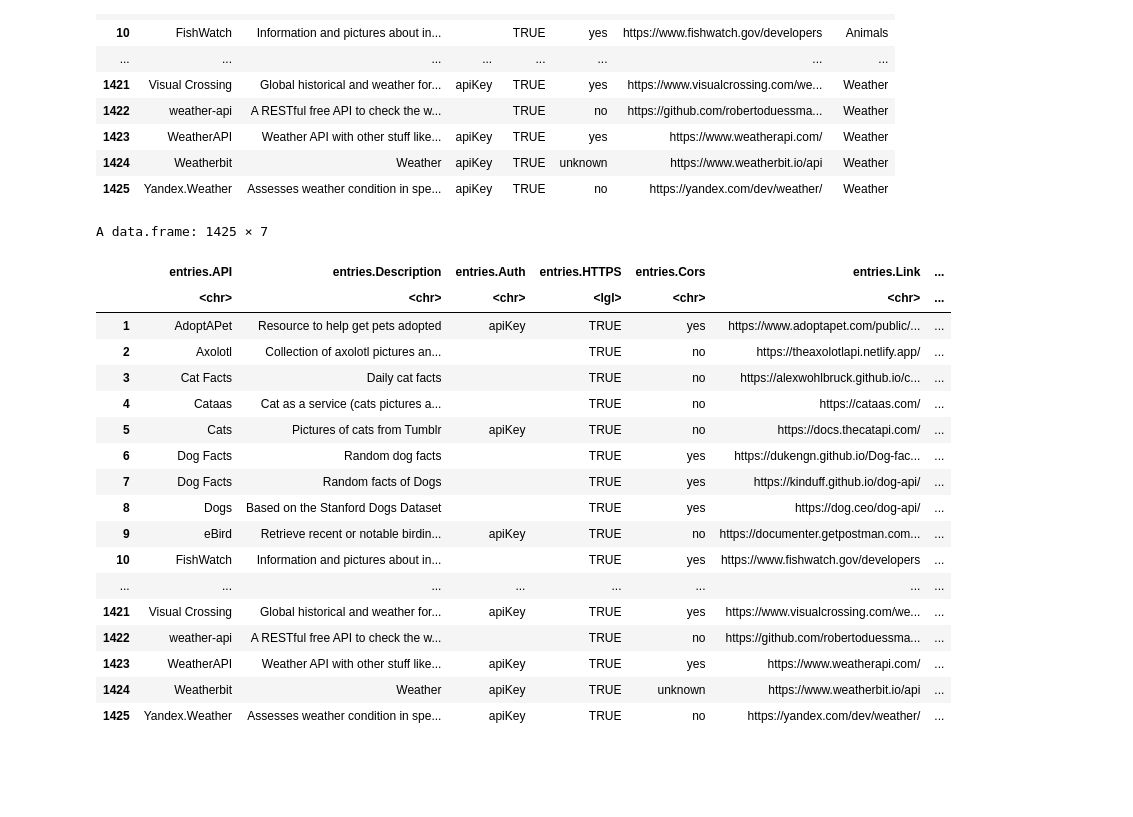
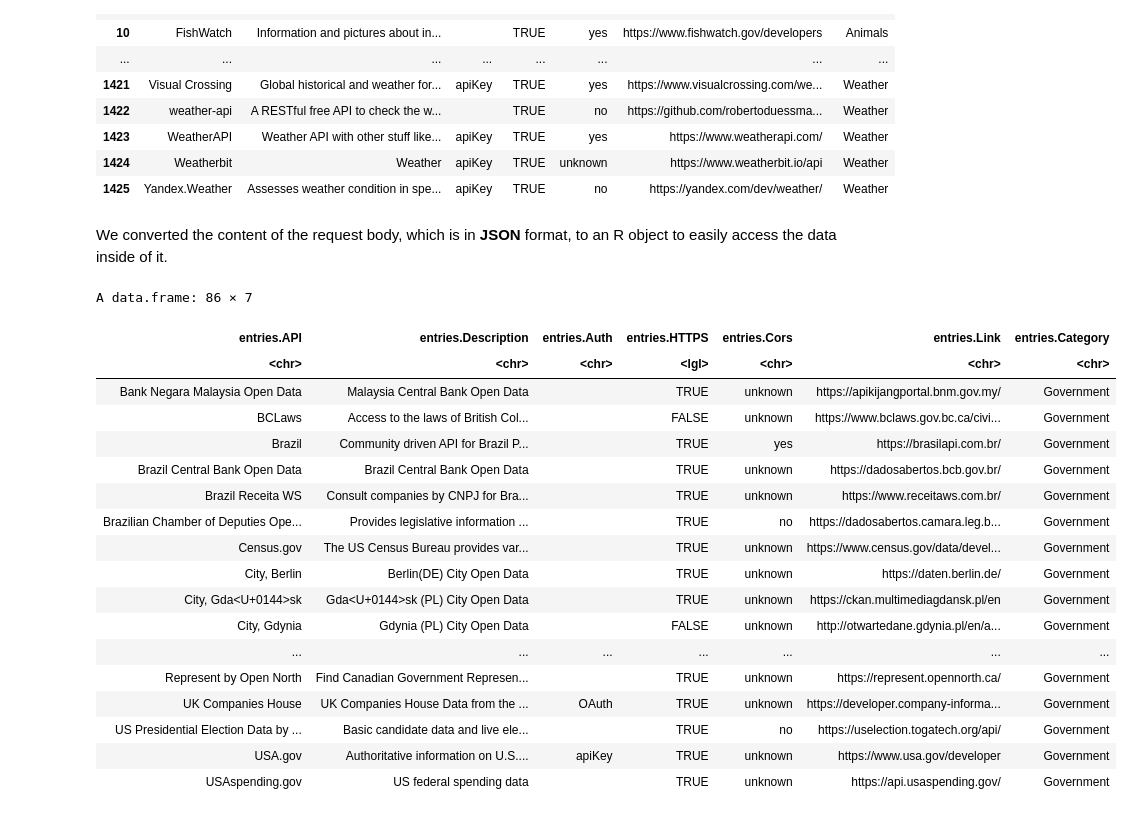
Before and after one commit to beuri97/data201_assignment2, a Jupyter notebook: DATA201_Assignment2_R.ipynb, the cells around one changed output. Saved outputs shown, nothing was run; the diff lists cells and outputs as text; code cells hidden in the pictures; blank space fills up the shorter version.

```diff
--- a/DATA201_Assignment2_R.ipynb
+++ b/DATA201_Assignment2_R.ipynb
@@ -475,7 +496,7 @@ new_games %>%
 # The endpoint to access the list of public APIs.
 # The url with a placeholder for meme_endpoint.
 ap_endpoint <- "/entries"
-ap_url_placeholder <- "https://api.imgflip.com{ap_endpoint}"
+ap_url_placeholder <- "https://api.publicapis.org{ap_endpoint}"
 # %%
 # Creates the whole url to access the entries of public APIs.
 ap_url <- glue(ap_url_placeholder)
@@ -515,7 +538,7 @@ ap_content
 # %%
 # Converts the ap_content from JSON to R object.
 # Displays a data frame containing information about each public APIs in the list.
-ap_data <- memes_content %>%
+ap_data <- ap_content %>%
     fromJSON()
 ap_data %>%
     head()
@@ -542,27 +565,30 @@ A data.frame: 1425 × 7
 | 1423 | WeatherAPI | Weather API with other stuff like... | apiKey | TRUE | yes | https://www.weatherapi.com/ | Weather |
 | 1424 | Weatherbit | Weather | apiKey | TRUE | unknown | https://www.weatherbit.io/api | Weather |
 | 1425 | Yandex.Weather | Assesses weather condition in spe... | apiKey | TRUE | no | https://yandex.com/dev/weather/ | Weather |
+# %% [markdown]
+We converted the content of the request body, which is in **JSON** format, to an R object to easily access the data inside of it.
 # %%
-# Creates a data frame of the public APIs entries.
-df <- data.frame(ap_data[2])
-df
+# Creates a data frame of entries about government public APIs.
+gov_ap <- data.frame(ap_data[2]) %>%
+    filter(entries.Category == "Government")
+gov_ap
 # %% [output]
-A data.frame: 1425 × 7
+A data.frame: 86 × 7
-|  | entries.API | entries.Description | entries.Auth | entries.HTTPS | entries.Cors | entries.Link | ... |
-|  | <chr> | <chr> | <chr> | <lgl> | <chr> | <chr> | ... |
-| 1 | AdoptAPet | Resource to help get pets adopted | apiKey | TRUE | yes | https://www.adoptapet.com/public/... | ... |
-| 2 | Axolotl | Collection of axolotl pictures an... |  | TRUE | no | https://theaxolotlapi.netlify.app/ | ... |
-| 3 | Cat Facts | Daily cat facts |  | TRUE | no | https://alexwohlbruck.github.io/c... | ... |
-| 4 | Cataas | Cat as a service (cats pictures a... |  | TRUE | no | https://cataas.com/ | ... |
-| 5 | Cats | Pictures of cats from Tumblr | apiKey | TRUE | no | https://docs.thecatapi.com/ | ... |
-| 6 | Dog Facts | Random dog facts |  | TRUE | yes | https://dukengn.github.io/Dog-fac... | ... |
-| 7 | Dog Facts | Random facts of Dogs |  | TRUE | yes | https://kinduff.github.io/dog-api/ | ... |
-| 8 | Dogs | Based on the Stanford Dogs Dataset |  | TRUE | yes | https://dog.ceo/dog-api/ | ... |
-| 9 | eBird | Retrieve recent or notable birdin... | apiKey | TRUE | no | https://documenter.getpostman.com... | ... |
-| 10 | FishWatch | Information and pictures about in... |  | TRUE | yes | https://www.fishwatch.gov/developers | ... |
-| ... | ... | ... | ... | ... | ... | ... | ... |
-| 1421 | Visual Crossing | Global historical and weather for... | apiKey | TRUE | yes | https://www.visualcrossing.com/we... | ... |
-| 1422 | weather-api | A RESTful free API to check the w... |  | TRUE | no | https://github.com/robertoduessma... | ... |
-| 1423 | WeatherAPI | Weather API with other stuff like... | apiKey | TRUE | yes | https://www.weatherapi.com/ | ... |
-| 1424 | Weatherbit | Weather | apiKey | TRUE | unknown | https://www.weatherbit.io/api | ... |
-| 1425 | Yandex.Weather | Assesses weather condition in spe... | apiKey | TRUE | no | https://yandex.com/dev/weather/ | ... |
+| entries.API | entries.Description | entries.Auth | entries.HTTPS | entries.Cors | entries.Link | entries.Category |
+| <chr> | <chr> | <chr> | <lgl> | <chr> | <chr> | <chr> |
+| Bank Negara Malaysia Open Data | Malaysia Central Bank Open Data |  | TRUE | unknown | https://apikijangportal.bnm.gov.my/ | Government |
+| BCLaws | Access to the laws of British Col... |  | FALSE | unknown | https://www.bclaws.gov.bc.ca/civi... | Government |
+| Brazil | Community driven API for Brazil P... |  | TRUE | yes | https://brasilapi.com.br/ | Government |
+| Brazil Central Bank Open Data | Brazil Central Bank Open Data |  | TRUE | unknown | https://dadosabertos.bcb.gov.br/ | Government |
+| Brazil Receita WS | Consult companies by CNPJ for Bra... |  | TRUE | unknown | https://www.receitaws.com.br/ | Government |
+| Brazilian Chamber of Deputies Ope... | Provides legislative information ... |  | TRUE | no | https://dadosabertos.camara.leg.b... | Government |
+| Census.gov | The US Census Bureau provides var... |  | TRUE | unknown | https://www.census.gov/data/devel... | Government |
+| City, Berlin | Berlin(DE) City Open Data |  | TRUE | unknown | https://daten.berlin.de/ | Government |
+| City, Gda<U+0144>sk | Gda<U+0144>sk (PL) City Open Data |  | TRUE | unknown | https://ckan.multimediagdansk.pl/en | Government |
+| City, Gdynia | Gdynia (PL) City Open Data |  | FALSE | unknown | http://otwartedane.gdynia.pl/en/a... | Government |
+| ... | ... | ... | ... | ... | ... | ... |
+| Represent by Open North | Find Canadian Government Represen... |  | TRUE | unknown | https://represent.opennorth.ca/ | Government |
+| UK Companies House | UK Companies House Data from the ... | OAuth | TRUE | unknown | https://developer.company-informa... | Government |
+| US Presidential Election Data by ... | Basic candidate data and live ele... |  | TRUE | no | https://uselection.togatech.org/api/ | Government |
+| USA.gov | Authoritative information on U.S.... | apiKey | TRUE | unknown | https://www.usa.gov/developer | Government |
+| USAspending.gov | US federal spending data |  | TRUE | unknown | https://api.usaspending.gov/ | Government |
```
Also changed, not shown: parts of 32 cells of this notebook.
